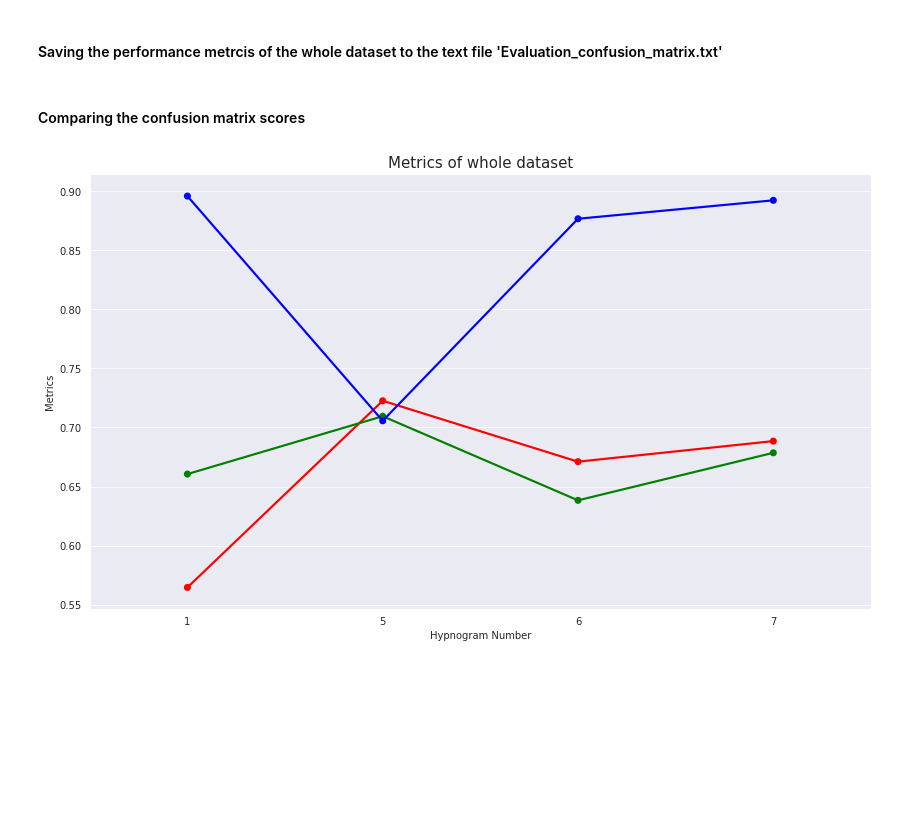
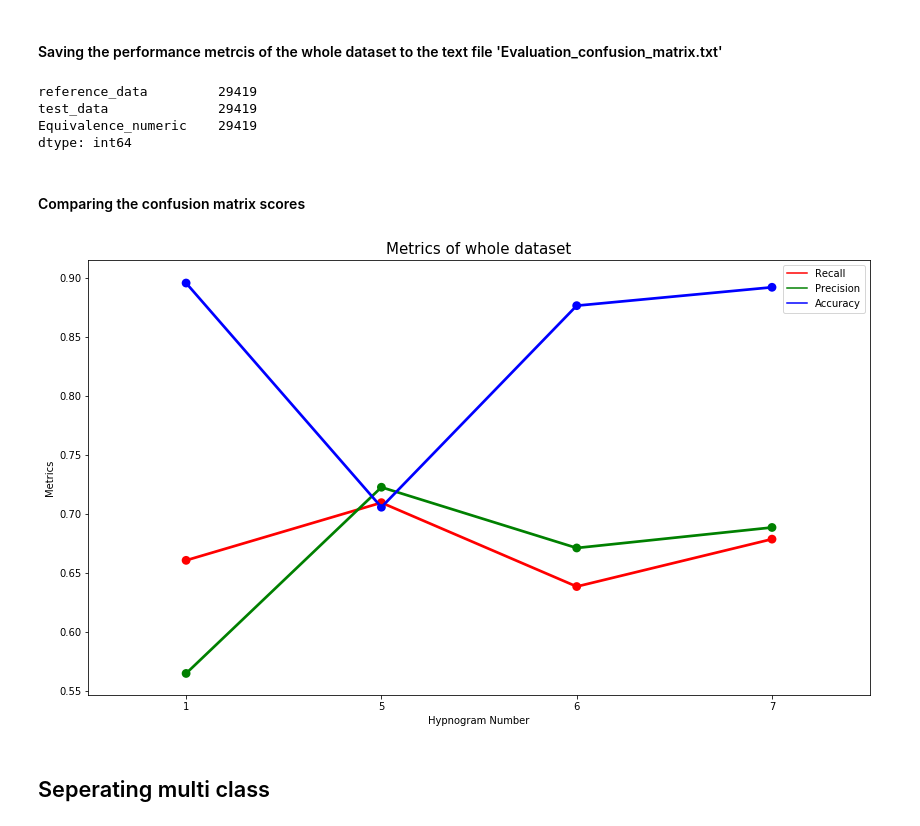
Before and after one commit to ShashiSingam/SleepHypnogram_Testing, a Jupyter notebook: Shashi_Singam_Exercise.ipynb, the cells around one changed output. Saved outputs shown, nothing was run; the diff lists cells and outputs as text; code cells hidden in the pictures; blank space fills up the shorter version.

```diff
--- a/Shashi_Singam_Exercise.ipynb
+++ b/Shashi_Singam_Exercise.ipynb
@@ -251,8 +268,8 @@ Accuracy = []
 number = []
 for i, j in enumerate (df_concat['reference_data'].unique()):
 
-  Recall_ = x[i][1][1] / (x[i][1][1] + x[i][0][1])
-  Precision_ = x[i][1][1] / (x[i][1][1] + x[i][1][0])
+  Recall_ = x[i][1][1] / (x[i][1][1] + x[i][1][0])
+  Precision_ = x[i][1][1] / (x[i][1][1] + x[i][0][1])
   Accuracy_ = (x[i][1][1] + x[i][0][0])/ (x[i][0][0] + x[i][0][1] + x[i][1][0] + x[i][1][1])
   Recall.append(Recall_)
   Precision.append(Precision_)
@@ -272,19 +289,32 @@ Evaluation_whole_data.to_csv(r'/content/drive/My Drive/Data/ResMed_Assignment_Eq
+# %%
+df_concat[(df_concat['reference_data'] != 1) & (df_concat['test_data'] != 1)].count()
+# %% [output]
+reference_data         29419
+test_data              29419
+Equivalence_numeric    29419
+dtype: int64
 # %% [markdown]
 #### Comparing the confusion matrix scores
 # %%
+#For plotting purposes dataframe Evaluation_whole_data is added with
 # Initialize Figure and Axes object
 fig, ax = plt.subplots(figsize=(14,8))
-s = sns.pointplot(x="Number", y="Recall", label = 'Recall', color = 'r', data=Evaluation_whole_data, ax = ax)
-s = sns.pointplot(x="Number", y="Precision", label = 'Precision',color = 'g', data=Evaluation_whole_data, ax = ax)
-s = sns.pointplot(x="Number", y="Accuracy", label = 'Accuracy', color = 'b',data=Evaluation_whole_data, ax = ax)
-
-#s.legend(['Recall', 'Precision', 'Accuracy'], facecolor='w')
-
-ax.set_title('Metrics of whole dataset', fontsize=15)
-ax.set_xlabel("Hypnogram Number",fontsize=10)
-ax.set_ylabel("Metrics",fontsize=10)
-ax.tick_params(labelsize=10)
-
+s = sns.pointplot(x="Number", y="Recall",  color = 'r', data=Evaluation_whole_data,  ax=ax)
+s = sns.pointplot(x="Number", y="Precision",color = 'g', data=Evaluation_whole_data, ax=ax)
+s = sns.pointplot(x="Number", y="Accuracy", color = 'b',data=Evaluation_whole_data, ax = ax)
+s.set_title('Metrics of whole dataset', fontsize=15)
+s.set_xlabel("Hypnogram Number",fontsize=10)
+s.set_ylabel("Metrics",fontsize=10)
+s.tick_params(labelsize=10)
+# replace labels
+import matplotlib.lines as mlines
+red_line = mlines.Line2D([], [], color='r',
+                          markersize=15, label='Recall')
+green_line = mlines.Line2D([], [], color='g',
+                          markersize=15, label='Precision')
+blue_line = mlines.Line2D([], [], color='b',
+                          markersize=15, label='Accuracy')
+plt.legend(handles=[red_line, green_line, blue_line])
 plt.show()
 # %% [output]
-[figure, old version]
+[figure, new version]
@@ -290,0 +324,2 @@ plt.show()
+# %% [markdown]
+## Seperating multi class
```
Also changed, not shown: parts of 16 cells of this notebook.
